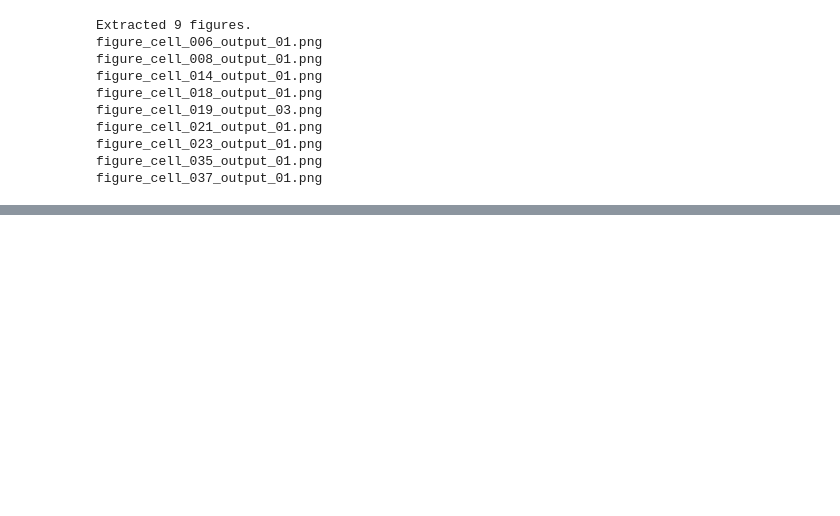
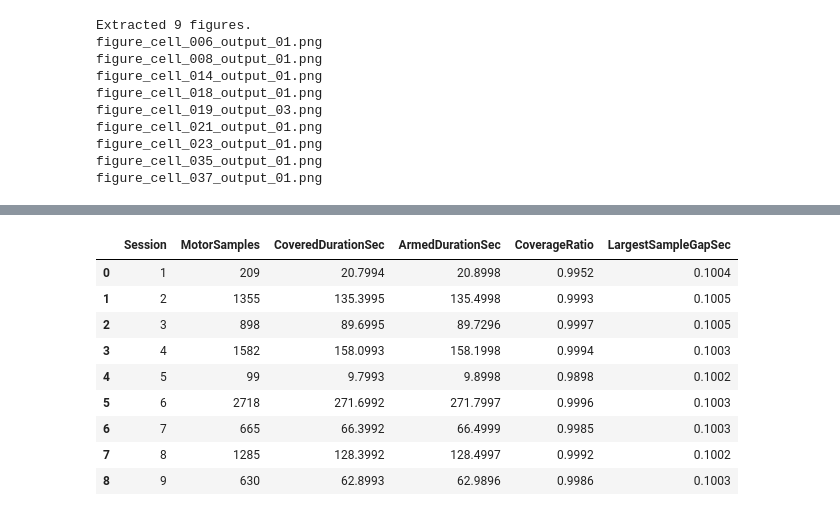
Before and after one commit to Deptator/uav-flight-log-research, a Jupyter notebook: notebooks/05-flight-session-analysis.ipynb, the cells around one changed output, grey strips where cells are left out. Cells and saved outputs as stored; diff of their text form; code cells hidden in the pictures; blank space fills up the shorter version.

```diff
--- a/notebooks/05-flight-session-analysis.ipynb
+++ b/notebooks/05-flight-session-analysis.ipynb
@@ -2679,0 +3299,90 @@ figure_cell_037_output_01.png
+# %%
+# MOTOR TELEMETRY COVERAGE DIAGNOSTIC
+
+import numpy as np
+import pandas as pd
+
+def measure_motor_coverage(
+    rcou_df,
+    armed_sessions_df,
+    max_sample_gap_sec=0.5
+):
+    motor_data = rcou_df.copy()
+
+    motor_data["TimeSec"] = (
+        pd.to_numeric(
+            motor_data["TimeUS"],
+            errors="coerce"
+        ) / 1_000_000
+    )
+
+    motor_data = motor_data.dropna(subset=["TimeSec"])
+
+    rows = []
+
+    for session_id, session in armed_sessions_df.iterrows():
+
+        start = session["StartSec"]
+        end = session["EndSec"]
+        duration = session["DurationSec"]
+
+        timestamps = np.sort(
+            motor_data.loc[
+                motor_data["TimeSec"].between(start, end),
+                "TimeSec"
+            ].unique()
+        )
+
+        gaps = np.diff(timestamps)
+
+        covered_duration = float(
+            gaps[
+                (gaps > 0) &
+                (gaps <= max_sample_gap_sec)
+            ].sum()
+        )
+
+        coverage_ratio = (
+            covered_duration / duration
+            if duration > 0
+            else np.nan
+        )
+
+        rows.append({
+            "Session": session_id,
+            "MotorSamples": len(timestamps),
+            "CoveredDurationSec": covered_duration,
+            "ArmedDurationSec": duration,
+            "CoverageRatio": coverage_ratio,
+            "LargestSampleGapSec": (
+                float(gaps.max())
+                if len(gaps) > 0
+                else np.nan
+            )
+        })
+
+    return pd.DataFrame(rows)
+
+
+# Original recording
+original_coverage = measure_motor_coverage(
+    flight_data["RCOU"],
+    pipeline_sessions_df
+)
+
+print("ORIGINAL FLIGHT LOG COVERAGE")
+display(original_coverage.round(4))
+
+# Synthetic recording with partial telemetry
+partial_coverage = measure_motor_coverage(
+    partial_rcou,
+    test_armed_sessions
+)
+
+print("\nPARTIAL TELEMETRY COVERAGE")
+display(partial_coverage.round(4))
+
+assert partial_coverage.iloc[0]["CoverageRatio"] < 0.15
+
+print("\nPASS: Partial coverage correctly identified!")
+# %% [output]
@@ -2679,0 +3390,10 @@ figure_cell_037_output_01.png
+|  | Session | MotorSamples | CoveredDurationSec | ArmedDurationSec | CoverageRatio | LargestSampleGapSec |
+| 0 | 1 | 209 | 20.7994 | 20.8998 | 0.9952 | 0.1004 |
+| 1 | 2 | 1355 | 135.3995 | 135.4998 | 0.9993 | 0.1005 |
+| 2 | 3 | 898 | 89.6995 | 89.7296 | 0.9997 | 0.1005 |
+| 3 | 4 | 1582 | 158.0993 | 158.1998 | 0.9994 | 0.1003 |
+| 4 | 5 | 99 | 9.7993 | 9.8998 | 0.9898 | 0.1002 |
+| 5 | 6 | 2718 | 271.6992 | 271.7997 | 0.9996 | 0.1003 |
+| 6 | 7 | 665 | 66.3992 | 66.4999 | 0.9985 | 0.1003 |
+| 7 | 8 | 1285 | 128.3992 | 128.4997 | 0.9992 | 0.1002 |
+| 8 | 9 | 630 | 62.8993 | 62.9896 | 0.9986 | 0.1003 |
```
Also changed, not shown: parts of 65 cells of this notebook, 17 other files.
